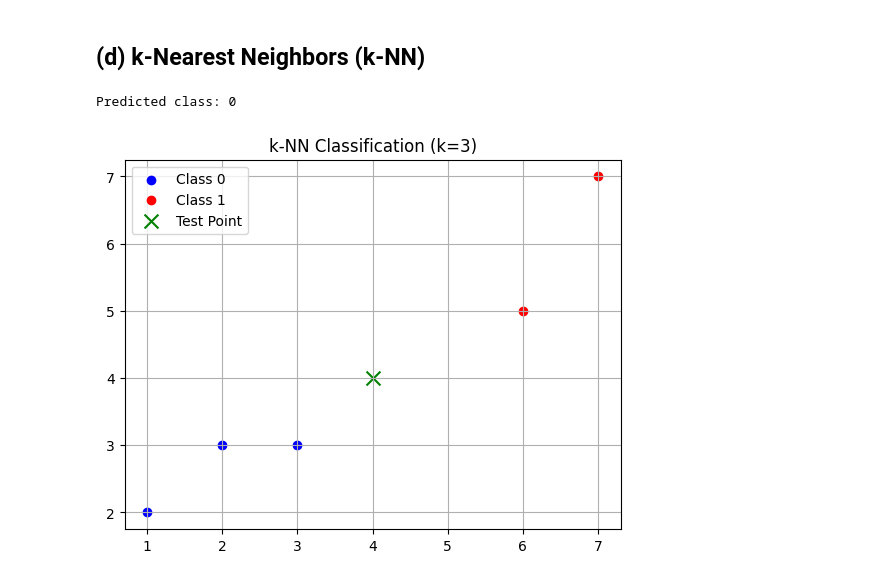
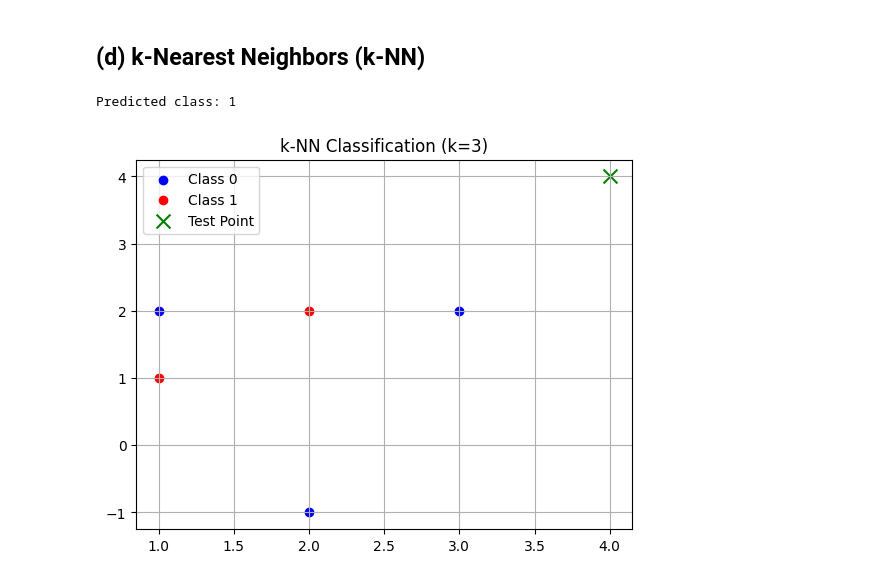
Before and after one commit to kopiyo/Anomaly-Detection, a Jupyter notebook: notebooks/distance_and_knn_demo.ipynb, the cells around one changed output. Saved outputs shown, nothing was run; the diff lists cells and outputs as text; code cells hidden in the pictures.

```diff
--- a/notebooks/distance_and_knn_demo.ipynb
+++ b/notebooks/distance_and_knn_demo.ipynb
@@ -101,34 +102,34 @@ Cosine Distance: 0.0
 # %%
 # Training data
 X_train = np.array([
-    [1, 2],
-    [2, 3],
-    [3, 3],
-    [6, 5],
-    [7, 7]
+    [1, 2, -1],
+    [2,-1, 3],
+    [3, 2, 3],
+    [1, 1, 3],
+    [2, 2, 1]
 ])
 
 y_train = np.array([0, 0, 0, 1, 1])
 
 # k-NN model
 knn = KNeighborsClassifier(n_neighbors=3)
 knn.fit(X_train, y_train)
 
 # Test point
-X_test = np.array([[4, 4]])
+X_test = np.array([[4, 4, 5]])
 prediction = knn.predict(X_test)
 
 print("Predicted class:", prediction[0])
 
 # Visualization
 plt.figure()
 plt.scatter(X_train[y_train == 0][:, 0], X_train[y_train == 0][:, 1], color='blue', label='Class 0')
 plt.scatter(X_train[y_train == 1][:, 0], X_train[y_train == 1][:, 1], color='red', label='Class 1')
 plt.scatter(X_test[:, 0], X_test[:, 1], color='green', marker='x', s=100, label='Test Point')
 plt.title("k-NN Classification (k=3)")
 plt.legend()
 plt.grid()
 plt.show()
 # %% [output]
-Predicted class: 0
+Predicted class: 1
-[figure, old version]
+[figure, new version]
```
Also changed, not shown: parts of 3 cells of this notebook.
